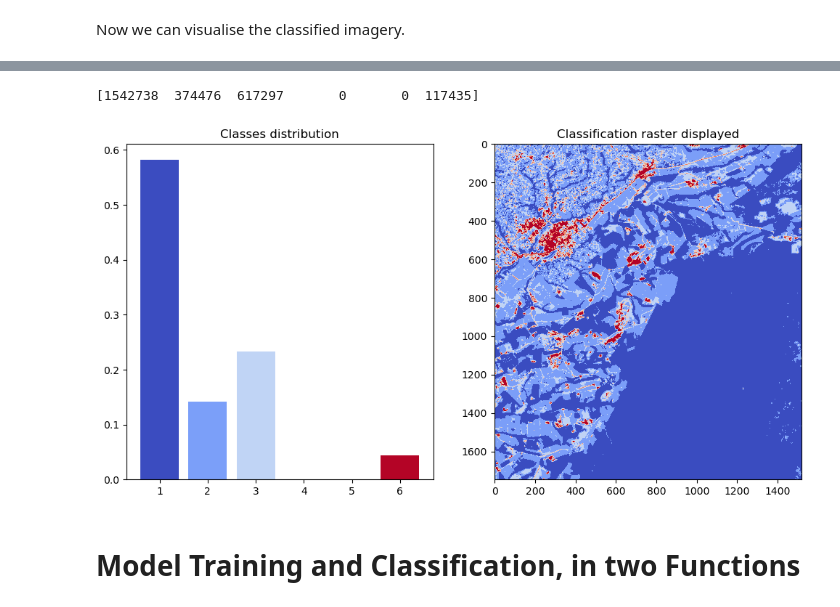
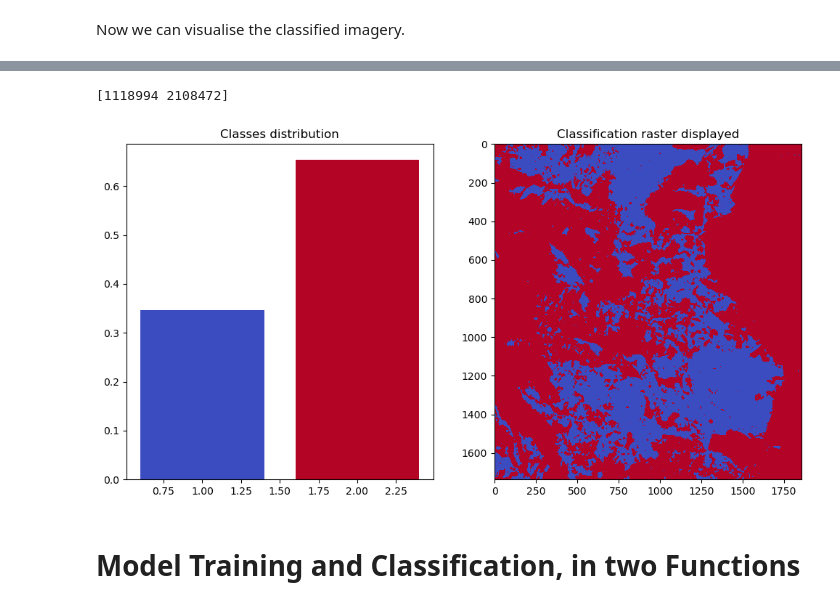
Before and after one commit to clcr/pyeo_1, a Jupyter notebook: notebooks/PyEO_I_Model_Training.ipynb, the cells around one changed output, grey strips where cells are left out. Drawn from its saved outputs; the diff is of its cells as text; code cells hidden in the pictures.

```diff
--- a/notebooks/PyEO_I_Model_Training.ipynb
+++ b/notebooks/PyEO_I_Model_Training.ipynb
@@ -146,5 +162,13 @@ Change the path in the cell below to suit where you want your data to be stored
 # %%
-pyeo_home = "../models/model_training_1/"
+pyeo_dir = "/data/clcr/shared/IMPRESS/Ivan/20230524_PyEO_1_Test_Installation/code_folder/pyeo_1"
+model_dir = "./models/model_all_bands"
+log_dir = "./log"
+
+os.chdir(pyeo_dir)
+if not os.path.exists(model_dir):
+    os.mkdir(model_dir)
+if not os.path.exists(log_dir):
+    os.mkdir(log_dir)
 # %% [markdown]
 ## <a id='toc2_3_'></a>[Initialise the Logger](#toc0_)
 # %% [markdown]
@@ -331,9 +392,17 @@ Plantation Forest       0.90      0.98      0.94       345
 # %% [markdown]
 If we are happy with the performance of the model, we can now classify a Sentinel-2 image tile, if we believe the values the model was trained on represent the spectral values of the land cover of the imagery of interest.
 # %%
-class_out_path = os.path.join(pyeo_home, out_folder, 'composite_T36MYE_20230220T074941_clipped_class.tif')
+log.info(f'Image Classification with Model Started:')
 
-cls.classify_image(image_path=training_raster_path,
+# test_raster_path = training_raster_path
+test_raster_filename = 'composite_T36NXG_20221202T075301_AllBands_test_classifier.tif'
+test_raster_path = os.path.join(model_dir, test_raster_filename)
+
+# class_out_filename = f'{model_name}_class.tif'
+class_out_filename = f'{test_raster_filename}_full_class.tif'
+class_out_path = os.path.join(out_dir, class_out_filename)
+
+cls.classify_image(image_path=test_raster_path,
                    model_path=model_path,
                    class_out_path=class_out_path,
                    prob_out_path=None,
@@ -342,4 +411,6 @@ cls.classify_image(image_path=training_raster_path,
                    chunks=10,
                    nodata=0,
                    skip_existing = False)
+
+log.info(f'Classified Image Saved: {class_out_path}')
 # %% [output]
@@ -409,19 +485,23 @@ def visualise_classification(classified_path: str, labels: list):
 # %%
 # create a list of class labels
 labels = [
     "Primary Forest",
-    "Plantation Forest",
-    "Bare Soil",
-    "Crops",
-    # "Open Water",
-    "Grassland",
-    "Artificial"
-    ]
+    "Bare Soil"]
+
+# labels = [
+#     "Primary Forest",
+#     "Plantation Forest",
+#     "Bare Soil",
+#     "Crops",
+#     # "Open Water",
+#     "Grassland",
+#     "Artificial"
+#     ]
 
 visualise_classification(classified_path=class_out_path, labels=labels)
 # %% [output]
-[1542738  374476  617297       0       0  117435]
+[1118994 2108472]
-[figure, old version]
+[figure, new version]
 # %% [markdown]
 # Model Training and Classification, in two Functions
 # %% [markdown]
```
Also changed, not shown: parts of 17 cells of this notebook, 24 other files.
